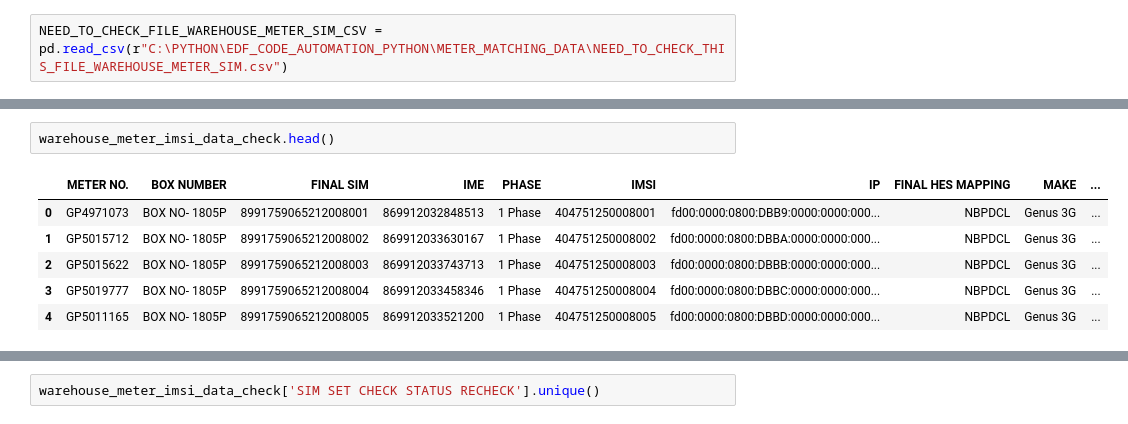
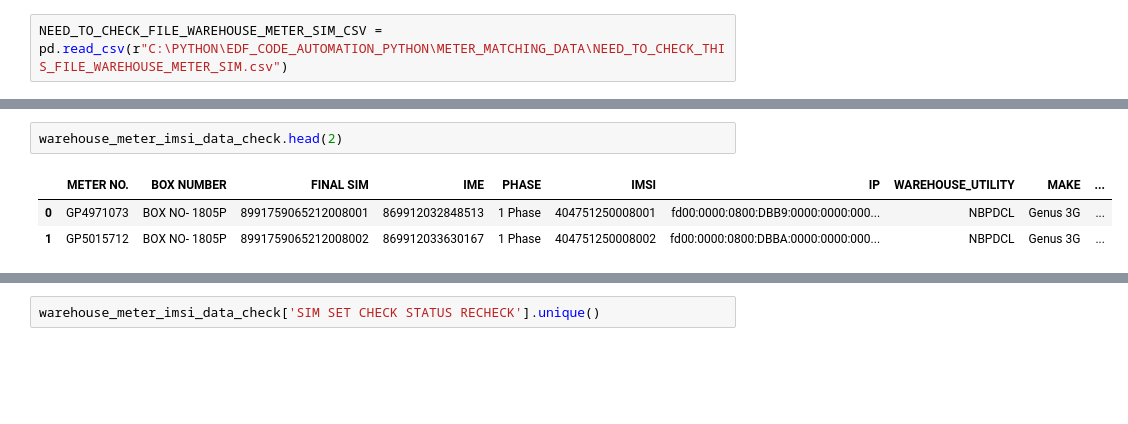
Before and after one commit to ratankj/METER_MATCHING_DATA, a Jupyter notebook: code_with merge.ipynb, the cells around one changed output, grey strips where cells are left out. Saved outputs shown, nothing was run; the diff lists cells and outputs as text; blank space fills up the shorter version.

```diff
--- a/code_with merge.ipynb
+++ b/code_with merge.ipynb
@@ -700,10 +724,7 @@ warehouse_meter_imsi_data_check[warehouse_meter_imsi_data_check['ACTION TAKEN'].
 # %%
-warehouse_meter_imsi_data_check.head()
+warehouse_meter_imsi_data_check.head(2)
 # %% [output]
-|  | METER NO. | BOX NUMBER | FINAL SIM | IME | PHASE | IMSI | IP | FINAL HES MAPPING | MAKE | ... |
+|  | METER NO. | BOX NUMBER | FINAL SIM | IME | PHASE | IMSI | IP | WAREHOUSE_UTILITY | MAKE | ... |
 | 0 | GP4971073 | BOX NO- 1805P | 8991759065212008001 | 869912032848513 | 1 Phase | 404751250008001 | fd00:0000:0800:DBB9:0000:0000:000... | NBPDCL | Genus 3G | ... |
 | 1 | GP5015712 | BOX NO- 1805P | 8991759065212008002 | 869912033630167 | 1 Phase | 404751250008002 | fd00:0000:0800:DBBA:0000:0000:000... | NBPDCL | Genus 3G | ... |
-| 2 | GP5015622 | BOX NO- 1805P | 8991759065212008003 | 869912033743713 | 1 Phase | 404751250008003 | fd00:0000:0800:DBBB:0000:0000:000... | NBPDCL | Genus 3G | ... |
-| 3 | GP5019777 | BOX NO- 1805P | 8991759065212008004 | 869912033458346 | 1 Phase | 404751250008004 | fd00:0000:0800:DBBC:0000:0000:000... | NBPDCL | Genus 3G | ... |
-| 4 | GP5011165 | BOX NO- 1805P | 8991759065212008005 | 869912033521200 | 1 Phase | 404751250008005 | fd00:0000:0800:DBBD:0000:0000:000... | NBPDCL | Genus 3G | ... |
 # %%
```
Also changed, not shown: parts of 70 cells of this notebook.
